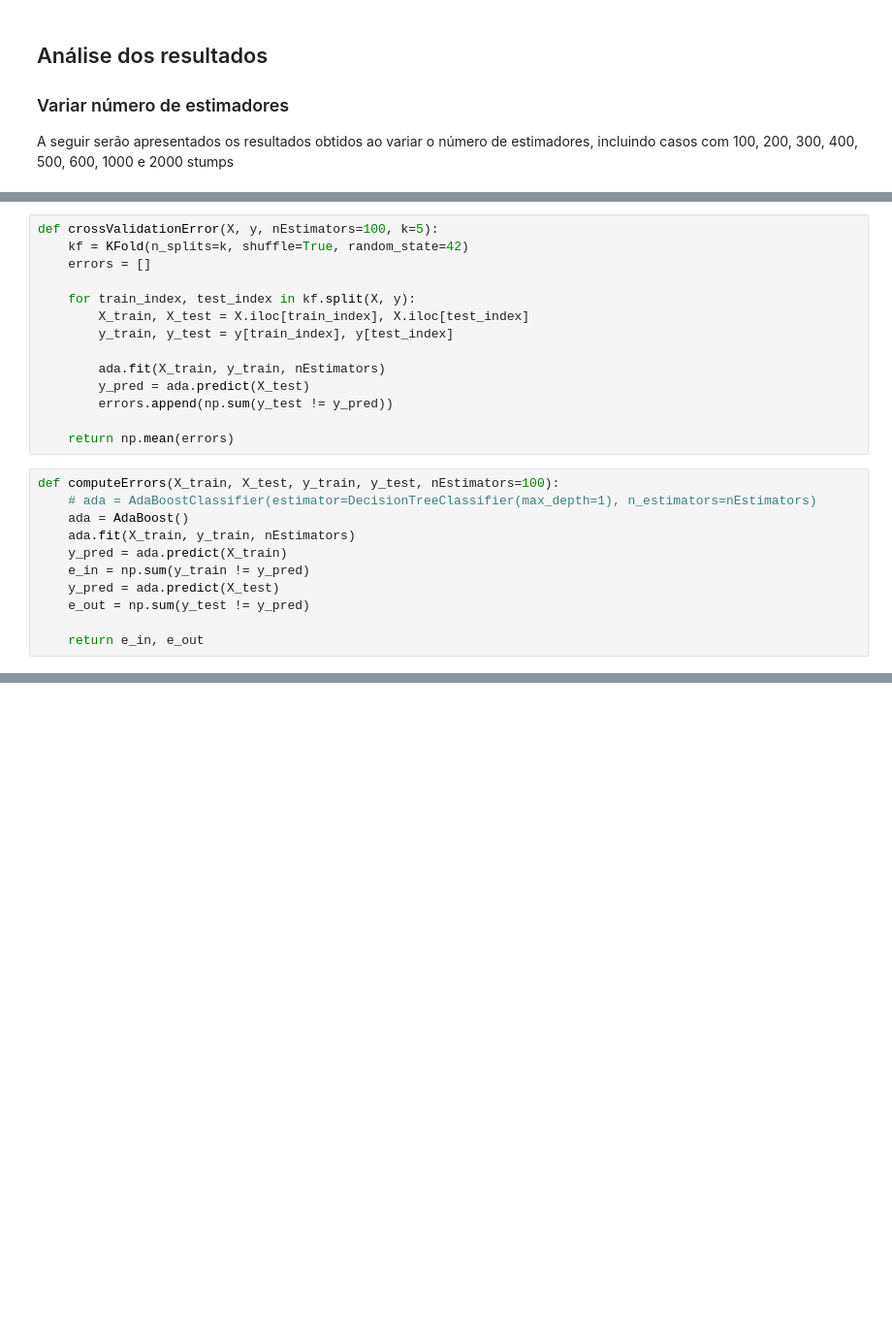
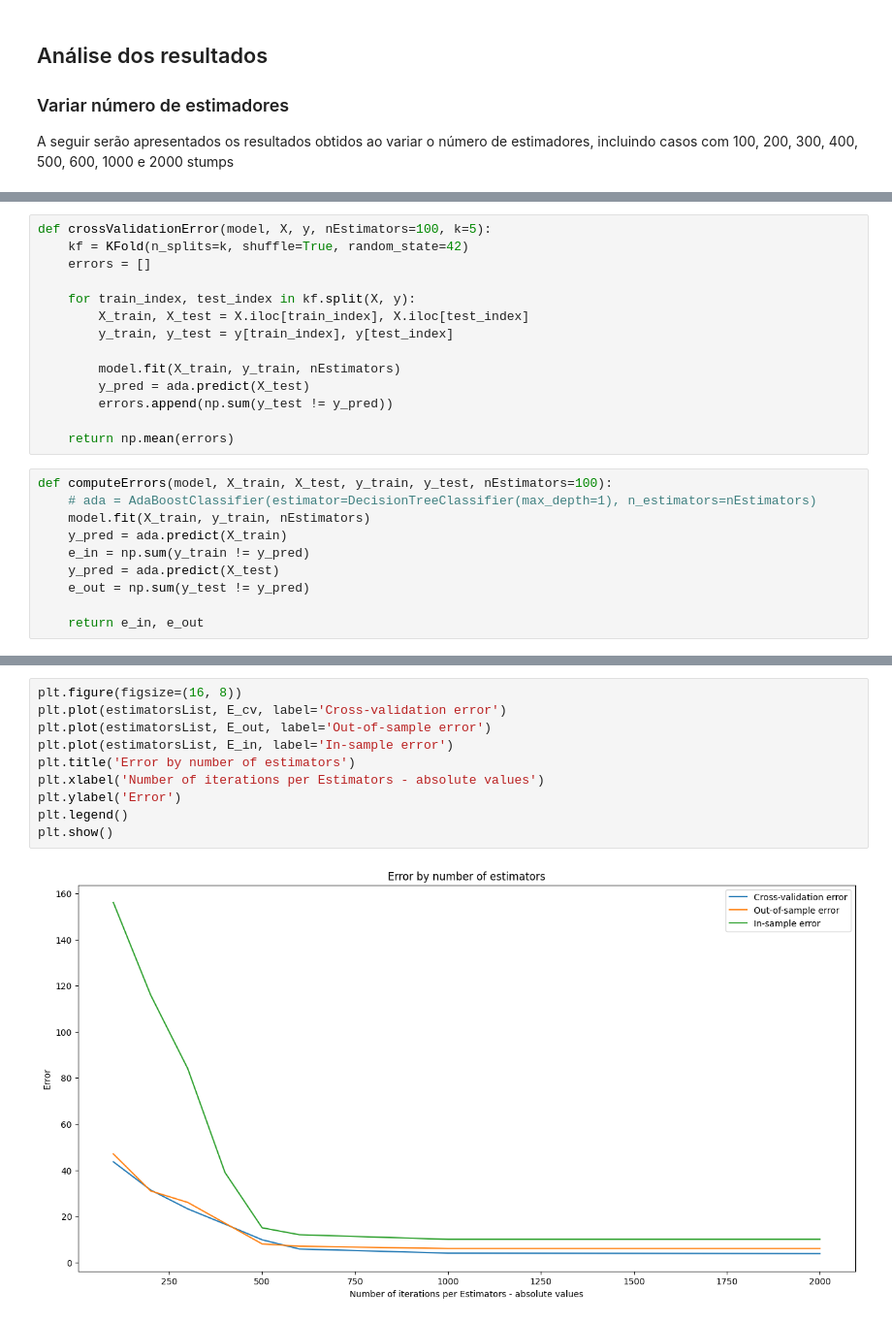
Before and after one commit to paduathiago/boosting_algorithm, a Jupyter notebook: tp2.ipynb, the cells around one changed output, grey strips where cells are left out. Shown: that part at 97% size. Saved outputs shown, nothing was run; the diff lists cells and outputs as text; blank space fills up the shorter version.

```diff
--- a/tp2.ipynb
+++ b/tp2.ipynb
@@ -165,5 +157,5 @@ A seguir serão apresentados os resultados obtidos ao variar o número de estima
 # %%
-def crossValidationError(X, y, nEstimators=100, k=5):
+def crossValidationError(model, X, y, nEstimators=100, k=5):
     kf = KFold(n_splits=k, shuffle=True, random_state=42)
     errors = []
 
@@ -171,16 +163,15 @@ def crossValidationError(X, y, nEstimators=100, k=5):
         X_train, X_test = X.iloc[train_index], X.iloc[test_index]
         y_train, y_test = y[train_index], y[test_index]
 
-        ada.fit(X_train, y_train, nEstimators)
+        model.fit(X_train, y_train, nEstimators)
         y_pred = ada.predict(X_test)
         errors.append(np.sum(y_test != y_pred))
 
     return np.mean(errors)
 # %%
-def computeErrors(X_train, X_test, y_train, y_test, nEstimators=100):
+def computeErrors(model, X_train, X_test, y_train, y_test, nEstimators=100):
     # ada = AdaBoostClassifier(estimator=DecisionTreeClassifier(max_depth=1), n_estimators=nEstimators)
-    ada = AdaBoost()
-    ada.fit(X_train, y_train, nEstimators)
+    model.fit(X_train, y_train, nEstimators)
     y_pred = ada.predict(X_train)
     e_in = np.sum(y_train != y_pred)
     y_pred = ada.predict(X_test)
@@ -189,0 +196,12 @@ def computeErrors(X_train, X_test, y_train, y_test, nEstimators=100):
+# %%
+plt.figure(figsize=(16, 8))
+plt.plot(estimatorsList, E_cv, label='Cross-validation error')
+plt.plot(estimatorsList, E_out, label='Out-of-sample error')
+plt.plot(estimatorsList, E_in, label='In-sample error')
+plt.title('Error by number of estimators')
+plt.xlabel('Number of iterations per Estimators - absolute values')
+plt.ylabel('Error')
+plt.legend()
+plt.show()
+# %% [output]
+[figure, added]
```
Also changed, not shown: parts of 19 cells of this notebook.
